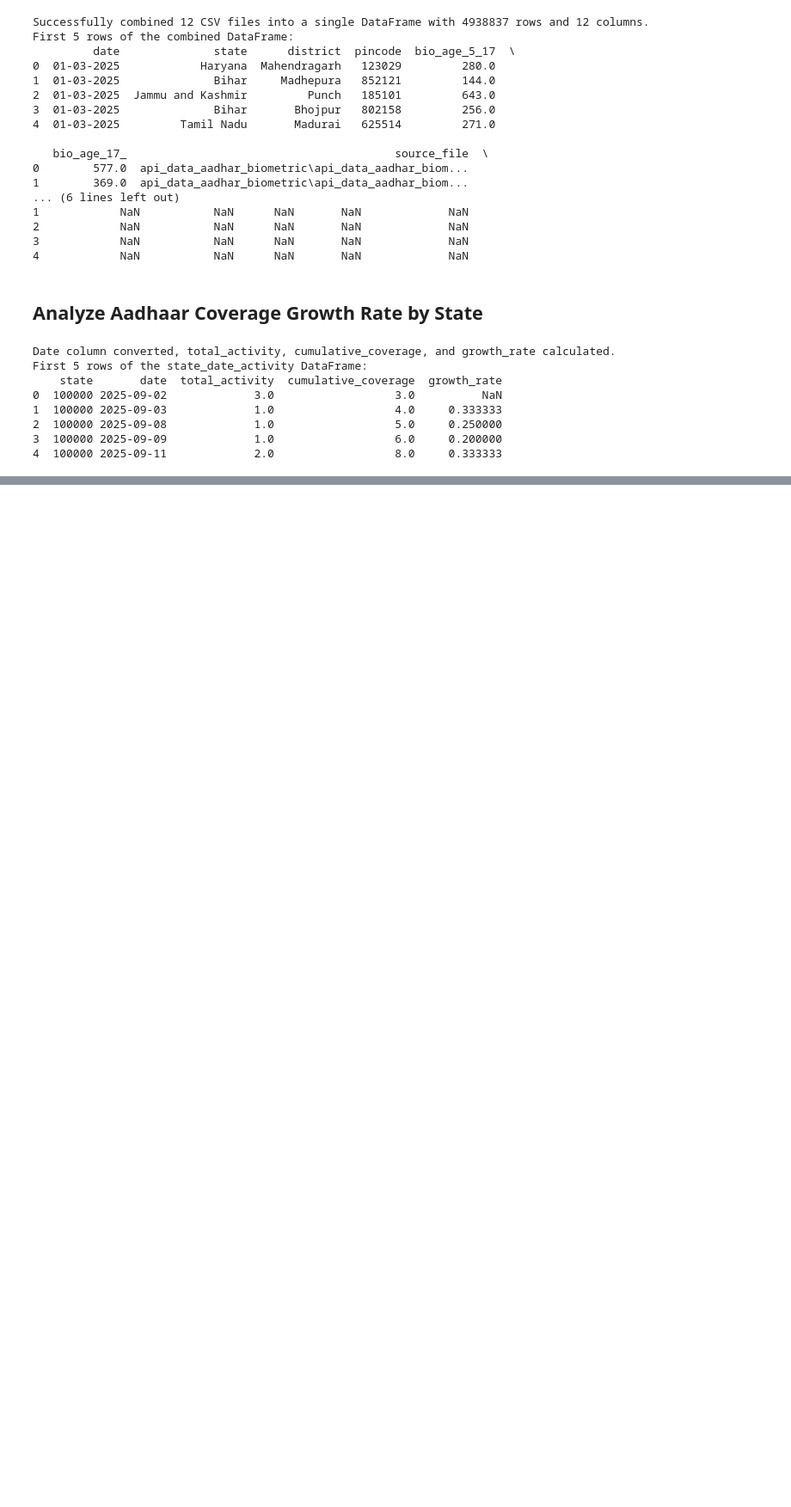
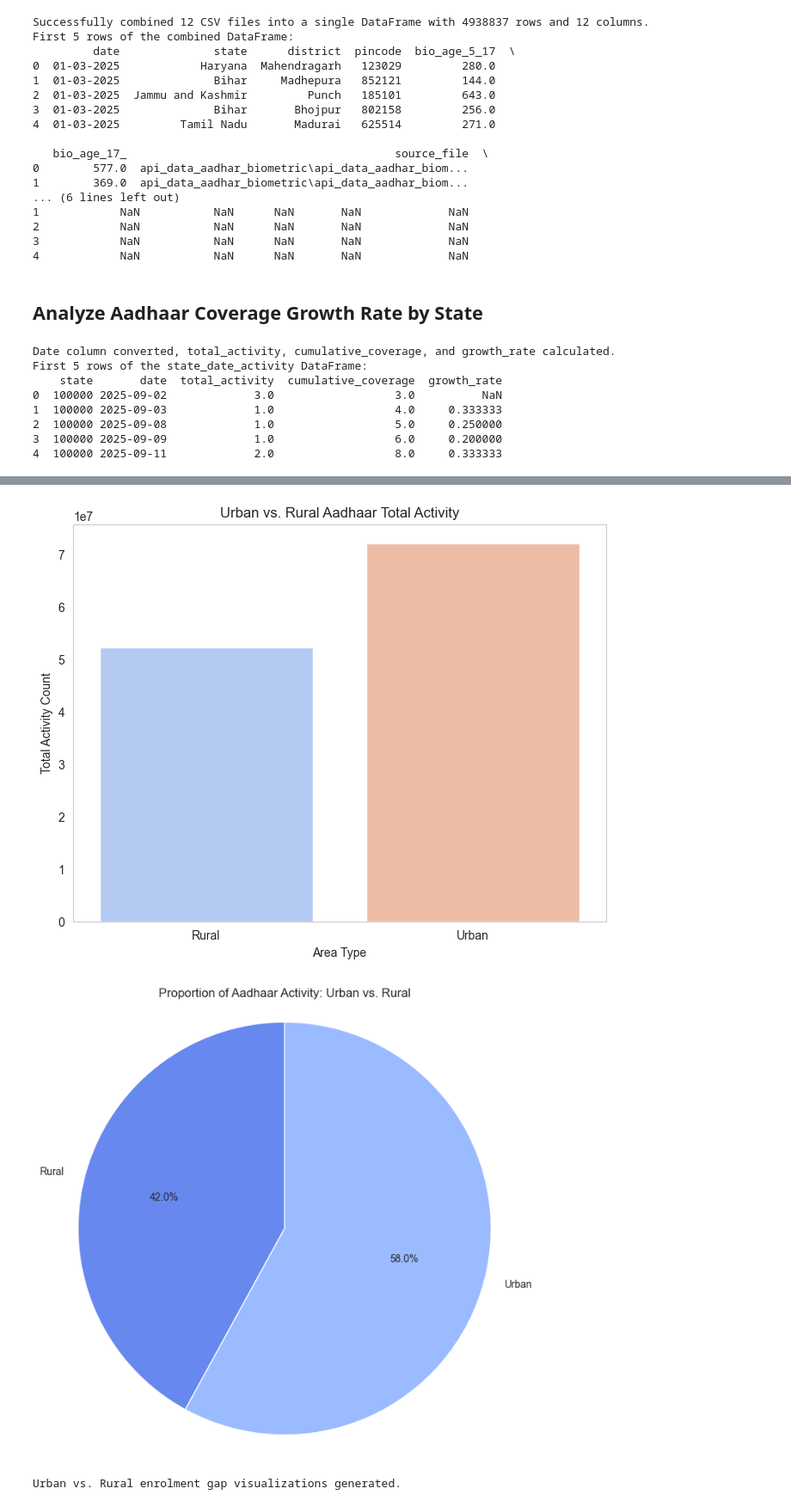
Before and after one commit to Aetherion-dotcom/employee-management-system, a Jupyter notebook: Trend & Pattern.ipynb, the cells around one changed output, grey strips where cells are left out. Shown at 86% size. Cells and saved outputs as stored; diff of their text form; code cells hidden in the pictures; blank space fills up the shorter version.

```diff
--- a/Trend & Pattern.ipynb
+++ b/Trend & Pattern.ipynb
@@ -79,0 +364,27 @@ First 5 rows of the state_date_activity DataFrame:
+# %%
+import matplotlib.pyplot as plt
+import seaborn as sns
+
+sns.set_style("whitegrid")
+
+# Visualize Urban vs. Rural Enrolment Gaps - Total Activity
+plt.figure(figsize=(8, 6))
+sns.barplot(x='urban_rural', y='total_activity', data=urban_rural_activity, palette='coolwarm', hue='urban_rural', legend=False)
+plt.title('Urban vs. Rural Aadhaar Total Activity')
+plt.xlabel('Area Type')
+plt.ylabel('Total Activity Count')
+plt.grid(axis='y')
+plt.show()
+
+# Visualize Urban vs. Rural Enrolment Gaps - Proportion
+plt.figure(figsize=(8, 8))
+plt.pie(urban_rural_activity['proportion'], labels=urban_rural_activity['urban_rural'], autopct='%1.1f%%', startangle=90, colors=sns.color_palette('coolwarm'))
+plt.title('Proportion of Aadhaar Activity: Urban vs. Rural')
+plt.axis('equal') # Equal aspect ratio ensures that pie is drawn as a circle.
+plt.show()
+
+print("Urban vs. Rural enrolment gap visualizations generated.")
+# %% [output]
+[figure, added]
+[figure, added]
+Urban vs. Rural enrolment gap visualizations generated.
```
Also changed, not shown: parts of 14 cells of this notebook.
